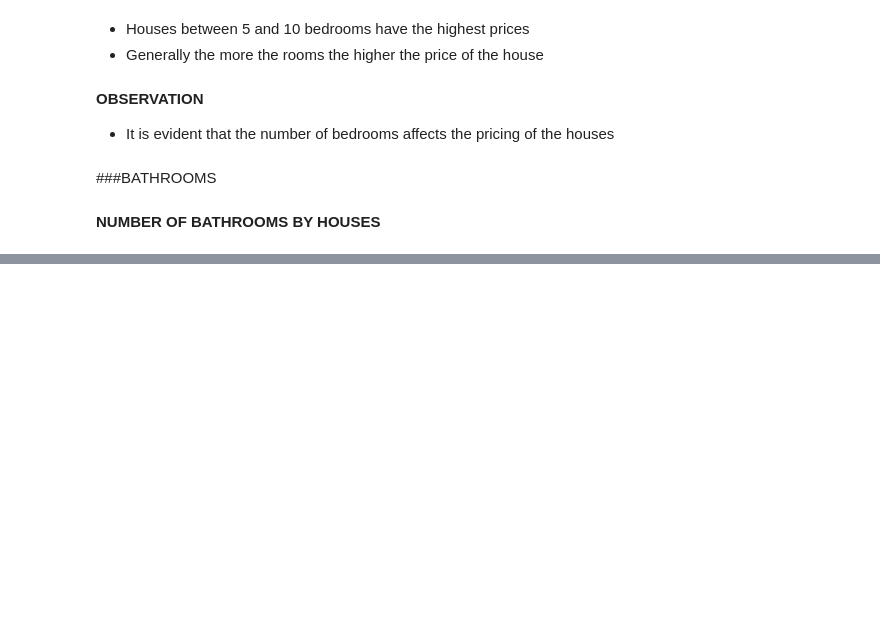
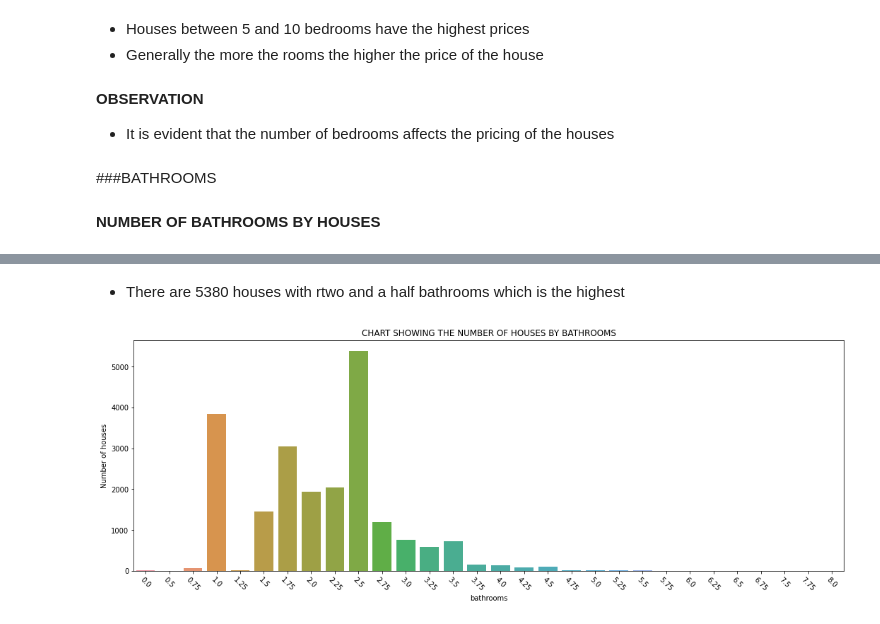
Before and after one commit to MikeDeecode/KC-properties-price-analysis, a Jupyter notebook: kc_properties_analysis.ipynb, the cells around one changed output, grey strips where cells are left out. Drawn from its saved outputs; the diff is of its cells as text; code cells hidden in the pictures; blank space fills up the shorter version.

```diff
--- a/kc_properties_analysis.ipynb
+++ b/kc_properties_analysis.ipynb
@@ -176,0 +200,11 @@ plt.show()
+# %% [markdown]
+* There are 5380 houses with rtwo and a half bathrooms which is the highest
+# %%
+plt.figure(figsize = (18, 6))
+sns.countplot('bathrooms', data = kc_properties)
+plt.ylabel("Number of houses")
+plt.title("CHART SHOWING THE NUMBER OF HOUSES BY BATHROOMS")
+plt.xticks(rotation = -45)
+plt.show()
+# %% [output]
+[figure, added]
```
Also changed, not shown: parts of 5 cells of this notebook.
